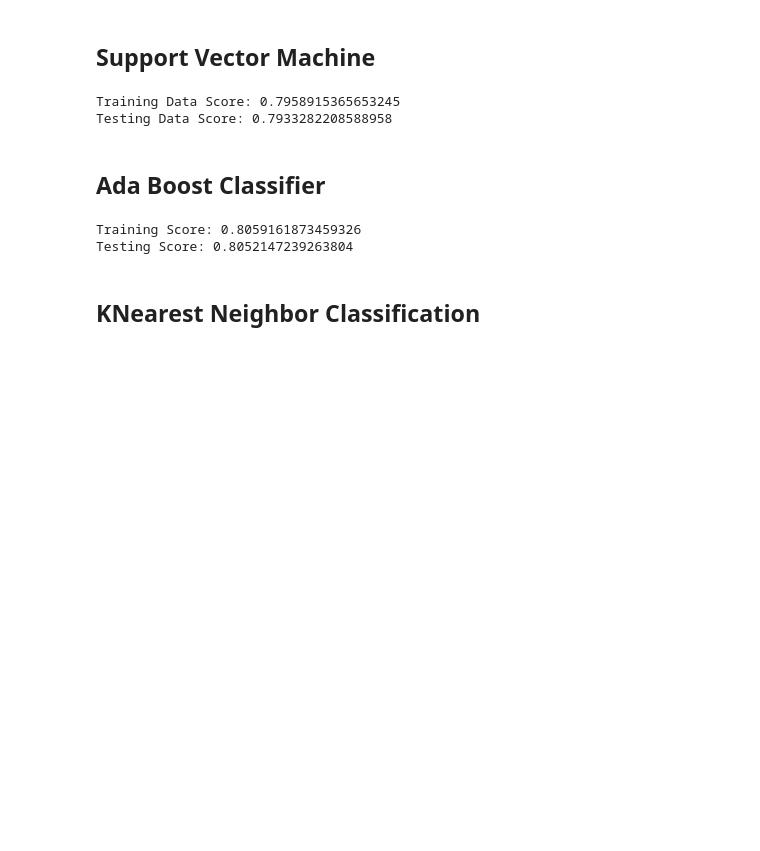
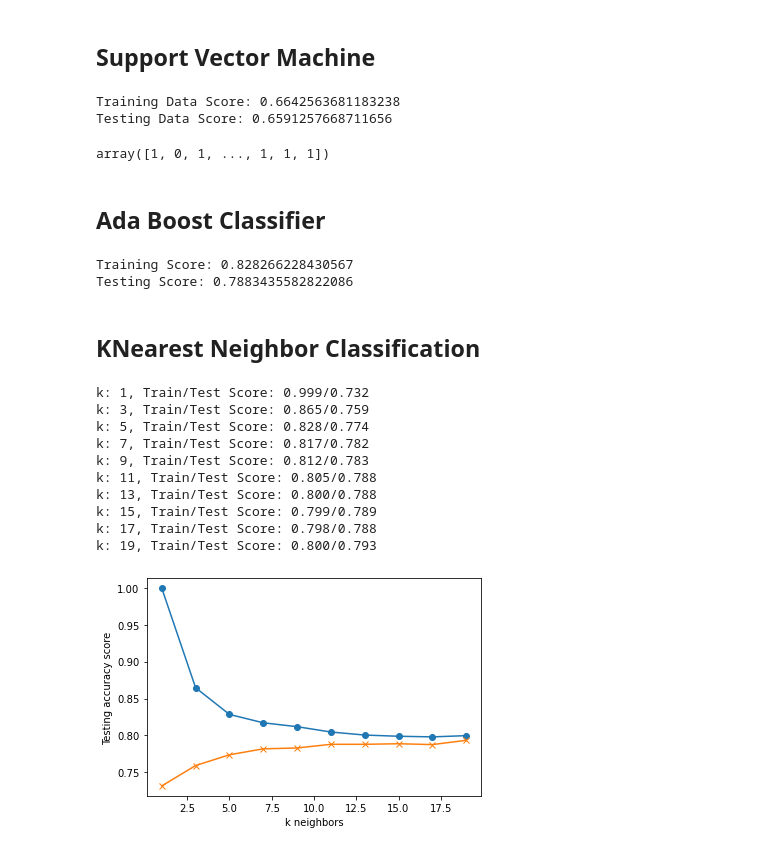
Before and after one commit to SoniMohandas/spaceship-titanic, a Jupyter notebook: spaceship.ipynb, the cells around one changed output. Saved outputs shown, nothing was run; the diff lists cells and outputs as text; code cells hidden in the pictures; blank space fills up the shorter version.

```diff
--- a/spaceship.ipynb
+++ b/spaceship.ipynb
@@ -253,7 +272,8 @@ array([[ 976,  291],
 from sklearn.tree import DecisionTreeClassifier
 
 # Train and fit the model
-dtc = DecisionTreeClassifier(max_depth=5)
+dtc = DecisionTreeClassifier(max_depth=9, random_state=76,
+                             min_samples_leaf=9)
 dtc.fit(X_train_scaled, y_train)
 
 # Model Accuracy
@@ -289,22 +314,24 @@ array([0, 0, 0, ..., 0, 0, 0])
 # %% [markdown]
 ## Support Vector Machine
 # %%
-from sklearn.svm import SVC
+from sklearn.svm import SVC, SVR
 # Train and fit the model
-svm_model = SVC(degree = 3, cache_size = 200, verbose = False)
+svm_model = SVC(kernel='sigmoid')
 svm_model.fit(X_train_scaled, y_train)
 
 # Model Accuracy
 print(f"Training Data Score: {svm_model.score(X_train_scaled, y_train)}")
 print(f"Testing Data Score: {svm_model.score(X_test_scaled, y_test)}")
-y_pred=svm_model.predict(test_df)
+y_pred_svm=svm_model.predict(test_df)
 
-# spaceship_df = pd.DataFrame({'PassengerId':test.PassengerId, 'Transported':y_pred})
-# spaceship_df['Transported'] = spaceship_df.Transported.map({0:False, 1:True})
-# spaceship_df.to_csv('spaceship_svm.csv', index = False)
+spaceship_df = pd.DataFrame({'PassengerId':test.PassengerId, 'Transported':y_pred_svm})
+spaceship_df['Transported'] = spaceship_df.Transported.map({0:False, 1:True})
+spaceship_df.to_csv('spaceship_svm.csv', index = False)
+y_pred
 # %% [output]
-Training Data Score: 0.7958915365653245
-Testing Data Score: 0.7933282208588958
+Training Data Score: 0.6642563681183238
+Testing Data Score: 0.6591257668711656
+array([1, 0, 1, ..., 1, 1, 1])
 # %% [markdown]
 ## Ada Boost Classifier
 # %%
@@ -312,23 +339,56 @@ from sklearn.ensemble import AdaBoostClassifier
 from sklearn.tree import DecisionTreeClassifier
 
 # Train and fit the model
-abc = AdaBoostClassifier(random_state=1, n_estimators=30, base_estimator=DecisionTreeClassifier(max_depth=2))
+abc = AdaBoostClassifier(random_state=1, n_estimators=50,
+                         base_estimator=DecisionTreeClassifier(
+                             max_depth=3,max_features = 'auto'))
 abc.fit(X_train_scaled, y_train)
 
 # Model accuracy
 print(f'Training Score: {abc.score(X_train_scaled, y_train)}')
 print(f'Testing Score: {abc.score(X_test_scaled, y_test)}')
-y_pred  =  abc.predict(test_df)
-
-# spaceship_df = pd.DataFrame({'PassengerId':test.PassengerId, 'Transported':y_pred})
-# spaceship_df['Transported'] = spaceship_df.Transported.map({0:False, 1:True})
+y_pred_ada  =  abc.predict(test_df)
+y_pred_ada.shape
+spaceship_df = pd.DataFrame({'PassengerId':test.PassengerId, 'Transported':y_pred_ada})
+spaceship_df['Transported'] = spaceship_df.Transported.map({0:False, 1:True})
 # save predicted data in csv file
-# spaceship_df.to_csv('spaceship_ada.csv', index = False)
+spaceship_df.to_csv('spaceship_ada.csv', index = False)
 # %% [output]
-Training Score: 0.8059161873459326
-Testing Score: 0.8052147239263804
+Training Score: 0.828266228430567
+Testing Score: 0.7883435582822086
 # %% [markdown]
 ## KNearest Neighbor Classification
+# %%
+from sklearn.neighbors import KNeighborsClassifier
+train_scores = []
+test_scores = []
+for k in range(1, 20, 2):
+    knn = KNeighborsClassifier(n_neighbors=k)
+    knn.fit(X_train_scaled, y_train)
+    train_score = knn.score(X_train_scaled, y_train)
+    test_score = knn.score(X_test_scaled, y_test)
+    train_scores.append(train_score)
+    test_scores.append(test_score)
+    print(f"k: {k}, Train/Test Score: {train_score:.3f}/{test_score:.3f}")
+
+
+plt.plot(range(1, 20, 2), train_scores, marker='o')
+plt.plot(range(1, 20, 2), test_scores, marker="x")
+plt.xlabel("k neighbors")
+plt.ylabel("Testing accuracy score")
+plt.show()
+# %% [output]
+k: 1, Train/Test Score: 0.999/0.732
+k: 3, Train/Test Score: 0.865/0.759
+k: 5, Train/Test Score: 0.828/0.774
+k: 7, Train/Test Score: 0.817/0.782
+k: 9, Train/Test Score: 0.812/0.783
+k: 11, Train/Test Score: 0.805/0.788
+k: 13, Train/Test Score: 0.800/0.788
+k: 15, Train/Test Score: 0.799/0.789
+k: 17, Train/Test Score: 0.798/0.788
+k: 19, Train/Test Score: 0.800/0.793
+[figure, added]
 # %%
 #Import knearest neighbors Classifier model
 from sklearn.neighbors import KNeighborsClassifier
```
Also changed, not shown: parts of 9 cells of this notebook, 3 other files.
